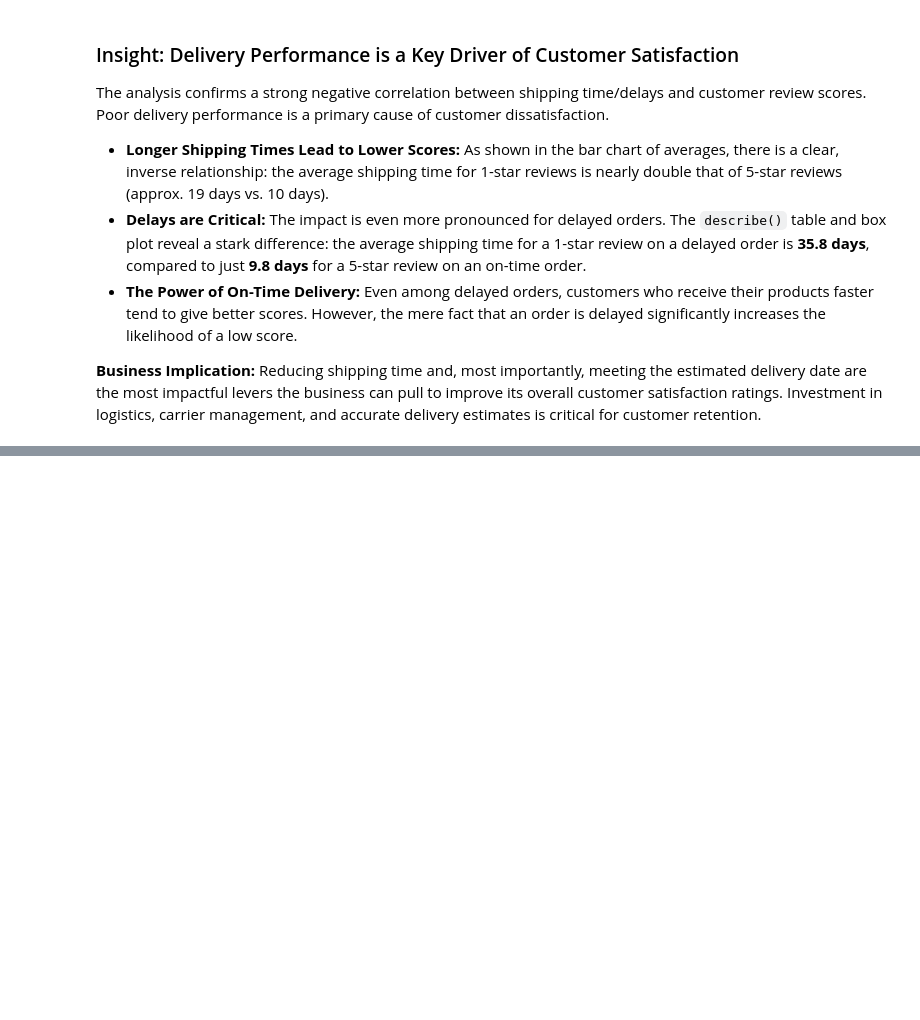
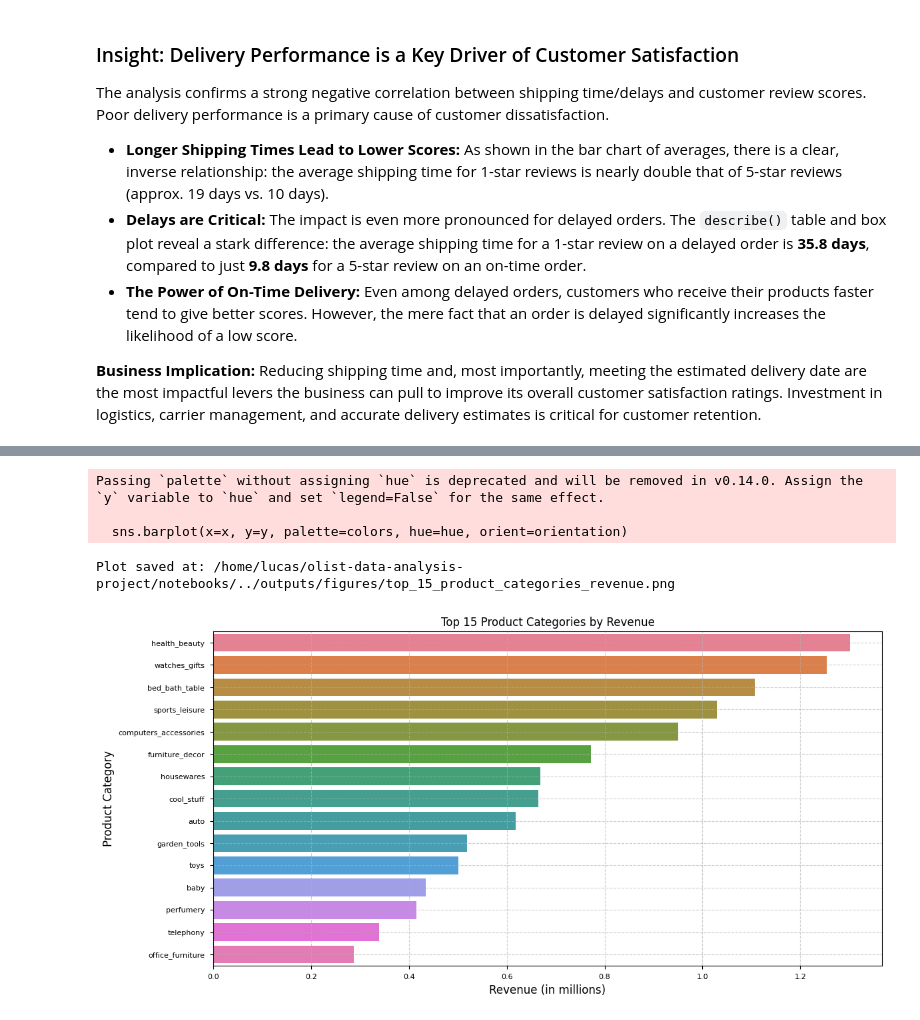
Before and after one commit to Lucas-Ker/olist-data-analysis-project, a Jupyter notebook: notebooks/02_eda_kpis_visuals.ipynb, the cells around one changed output, grey strips where cells are left out. Saved outputs shown, nothing was run; the diff lists cells and outputs as text; code cells hidden in the pictures; blank space fills up the shorter version.

```diff
--- a/notebooks/02_eda_kpis_visuals.ipynb
+++ b/notebooks/02_eda_kpis_visuals.ipynb
@@ -289,0 +470,4 @@ The analysis confirms a strong negative correlation between shipping time/delays
+# %%
+prod_data = df_analytics.groupby('product_category_name_english')
+prod_rev = prod_data['price'].sum().sort_values(ascending=False)
+prod_rev.head(15) # Top 15 most revenue-generating product categories
@@ -289,0 +515,9 @@ The analysis confirms a strong negative correlation between shipping time/delays
+# %%
+prod_rev_plot = prod_rev.head(15)
+plot_bar(x=prod_rev_plot.values/1000000, y=prod_rev_plot.index, title='Top 15 Product Categories by Revenue', save_path='top_15_product_categories_revenue.png', orientation='h', xlabel='Revenue (in millions)', ylabel='Product Category')
+# %% [output]
+Passing `palette` without assigning `hue` is deprecated and will be removed in v0.14.0. Assign the `y` variable to `hue` and set `legend=False` for the same effect.
+
+  sns.barplot(x=x, y=y, palette=colors, hue=hue, orient=orientation)
+Plot saved at: /home/lucas/olist-data-analysis-project/notebooks/../outputs/figures/top_15_product_categories_revenue.png
+[figure, added]
```
Also changed, not shown: parts of 50 cells of this notebook, 14 other files.
